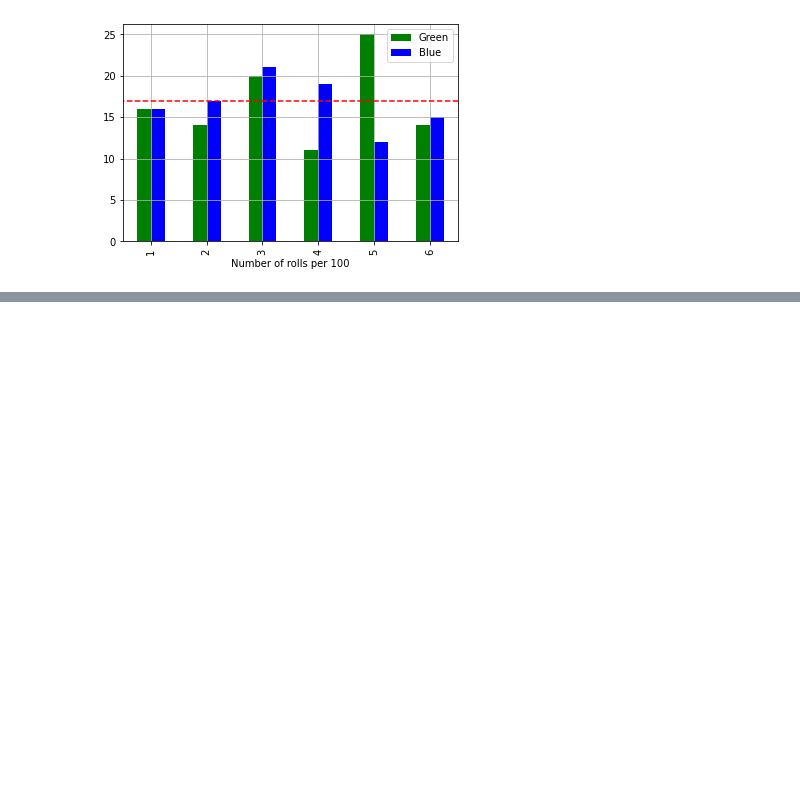
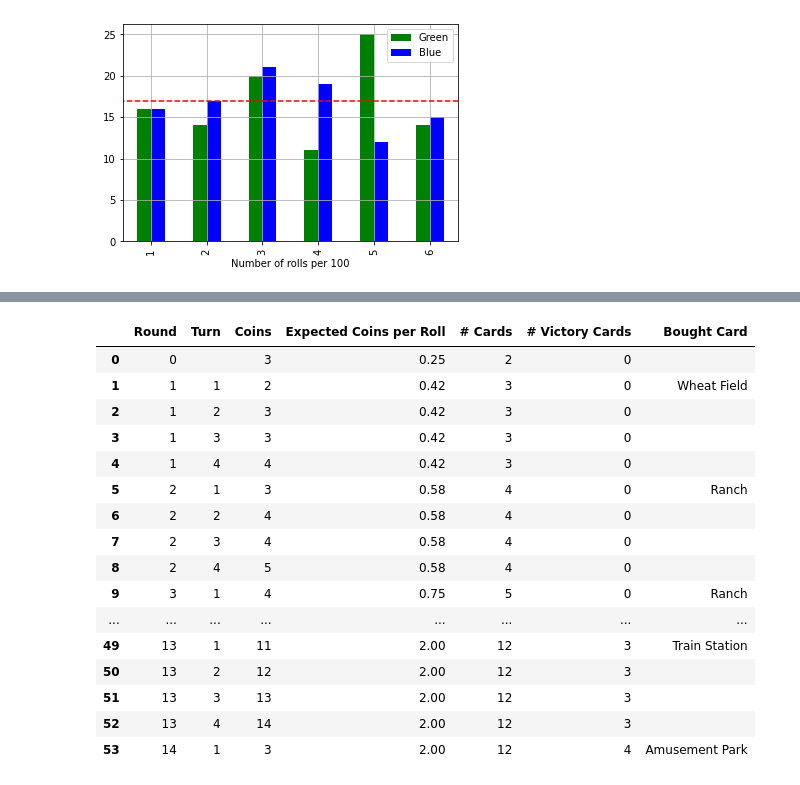
Before and after one commit to brcrista/Machi-Koro-Analysis, a Jupyter notebook: src/analysis.ipynb, the cells around one changed output, grey strips where cells are left out. Cells and saved outputs as stored; diff of their text form; code cells hidden in the pictures; blank space fills up the shorter version.

```diff
--- a/src/analysis.ipynb
+++ b/src/analysis.ipynb
@@ -228,0 +298,21 @@ strategies.simulate(strategies.to_strategy(buy_nothing), num_players=2)
+# %%
+reload(strategies)
+format_strategy_simulation(strategies.simulate(strategies.big_convenience_store, num_players=4))
+# %% [output]
+|  | Round | Turn | Coins | Expected Coins per Roll | # Cards | # Victory Cards | Bought Card |
+| 0 | 0 |  | 3 | 0.25 | 2 | 0 |  |
+| 1 | 1 | 1 | 2 | 0.42 | 3 | 0 | Wheat Field |
+| 2 | 1 | 2 | 3 | 0.42 | 3 | 0 |  |
+| 3 | 1 | 3 | 3 | 0.42 | 3 | 0 |  |
+| 4 | 1 | 4 | 4 | 0.42 | 3 | 0 |  |
+| 5 | 2 | 1 | 3 | 0.58 | 4 | 0 | Ranch |
+| 6 | 2 | 2 | 4 | 0.58 | 4 | 0 |  |
+| 7 | 2 | 3 | 4 | 0.58 | 4 | 0 |  |
+| 8 | 2 | 4 | 5 | 0.58 | 4 | 0 |  |
+| 9 | 3 | 1 | 4 | 0.75 | 5 | 0 | Ranch |
+| ... | ... | ... | ... | ... | ... | ... | ... |
+| 49 | 13 | 1 | 11 | 2.00 | 12 | 3 | Train Station |
+| 50 | 13 | 2 | 12 | 2.00 | 12 | 3 |  |
+| 51 | 13 | 3 | 13 | 2.00 | 12 | 3 |  |
+| 52 | 13 | 4 | 14 | 2.00 | 12 | 3 |  |
+| 53 | 14 | 1 | 3 | 2.00 | 12 | 4 | Amusement Park |
```
Also changed, not shown: parts of 11 cells of this notebook, 2 other files.
